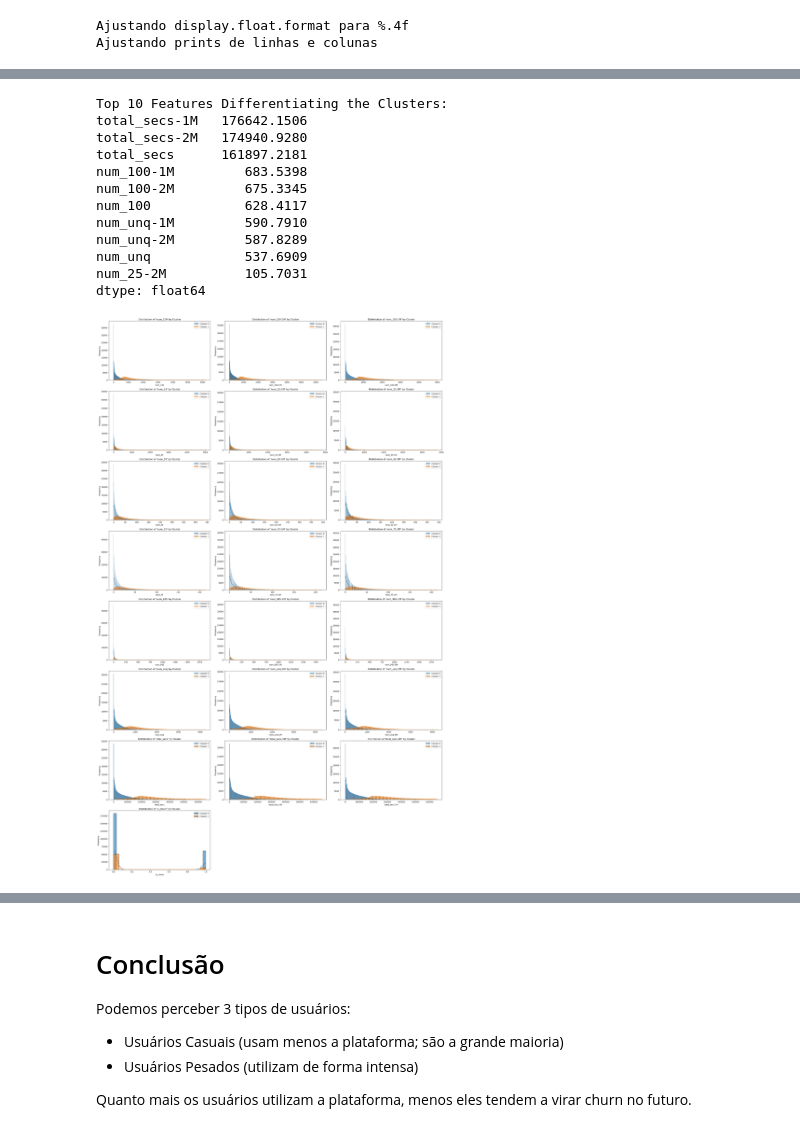
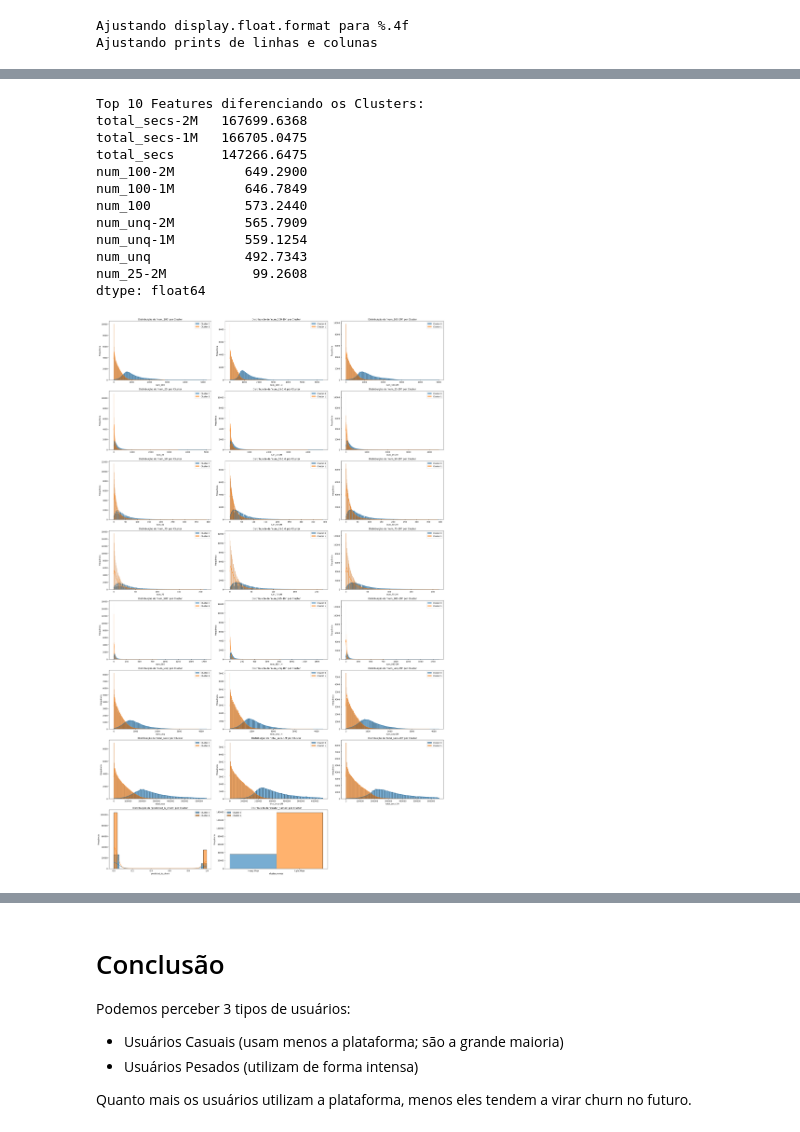
Before and after one commit to CaioAFA/2025-case-data-master-caio-arrabal, a Jupyter notebook: notebooks/06_1-Churn-Clustering.ipynb, the cells around one changed output, grey strips where cells are left out. Saved outputs shown, nothing was run; the diff lists cells and outputs as text; code cells hidden in the pictures.

```diff
--- a/notebooks/06_1-Churn-Clustering.ipynb
+++ b/notebooks/06_1-Churn-Clustering.ipynb
@@ -58,4 +55,6 @@ USAGE_COLUMNS = [
 df = DUCK_DB.load_table(
     project_config.PREDICTED_DATA_TABLE
 )
+# %%
+df = df[df['no_churn_information'] == True]
 # %%
@@ -65,5 +64,5 @@ len(df), len(df['msno'].unique())
 # %%
-# Group by msno and get the last register
-df = df.groupby('msno').tail(1)
+# Get only the last safra
+df = df[df['safra'] == 201702]
 len(df)
 # %% [output]
@@ -71,5 +70,5 @@ len(df)
-# %%
-df = df[project_config.COLUMNS_USED_ON_TRAIN_AND_PREDICTION + [project_config.TARGET_COLUMN]]
+# %%
+df = df[USAGE_COLUMNS]
 # %%
 df.head()
 # %% [output]
@@ -121,25 +115,23 @@ See the caveats in the documentation: https://pandas.pydata.org/pandas-docs/stab
 # %%
-import numpy as np
-
 # Compute the standard deviation of each feature across clusters
 feature_importance = centroids.std(axis=0).sort_values(ascending=False)
 
 # Get the top 10 features
 top_10_features = feature_importance.head(10)
-print("Top 10 Features Differentiating the Clusters:")
+print("Top 10 Features diferenciando os Clusters:")
 print(top_10_features)
 # %% [output]
-Top 10 Features Differentiating the Clusters:
-total_secs-1M   176642.1506
-total_secs-2M   174940.9280
-total_secs      161897.2181
-num_100-1M         683.5398
-num_100-2M         675.3345
-num_100            628.4117
-num_unq-1M         590.7910
-num_unq-2M         587.8289
-num_unq            537.6909
-num_25-2M          105.7031
+Top 10 Features diferenciando os Clusters:
+total_secs-2M   167699.6368
+total_secs-1M   166705.0475
+total_secs      147266.6475
+num_100-2M         649.2900
+num_100-1M         646.7849
+num_100            573.2440
+num_unq-2M         565.7909
+num_unq-1M         559.1254
+num_unq            492.7343
+num_25-2M           99.2608
 dtype: float64
 # %%
 import matplotlib.pyplot as plt
@@ -151,36 +143,36 @@ features = usage_df.drop('cluster', axis=1).columns
 n_features = len(features)
 n_cols = 3  # Number of figures per row
 n_rows = math.ceil(n_features / n_cols)  # Calculate the number of rows needed
 
 # Create subplots
 fig, axes = plt.subplots(n_rows, n_cols, figsize=(25, n_rows * 5))  # Adjust the figure size
 axes = axes.flatten()  # Flatten the axes array for easier indexing
 
 # Iterate through each feature and create a histogram
 for i, feature in enumerate(features):
     ax = axes[i]
     for cluster_id in usage_df['cluster'].unique():
         sns.histplot(
             data=usage_df[usage_df['cluster'] == cluster_id],
             x=feature,
             kde=True,
             label=f'Cluster {cluster_id}',
             alpha=0.6,
             ax=ax  # Specify the subplot for this feature
         )
-    ax.set_title(f"Distribution of '{feature}' by Cluster")
+    ax.set_title(f"Distribuição de '{feature}' por Cluster")
     ax.set_xlabel(feature)
-    ax.set_ylabel("Frequency")
+    ax.set_ylabel("Frequência")
     ax.legend()
 
 # Hide unused subplots if the number of features is not a multiple of n_cols
 for j in range(i + 1, len(axes)):
     fig.delaxes(axes[j])
 
 plt.tight_layout()
 plt.show()
 # %% [output]
-[figure, old version]
+[figure, new version]
 # %%
 from typing import Dict
 
```
Also changed, not shown: parts of 15 cells of this notebook, 11 other files.
